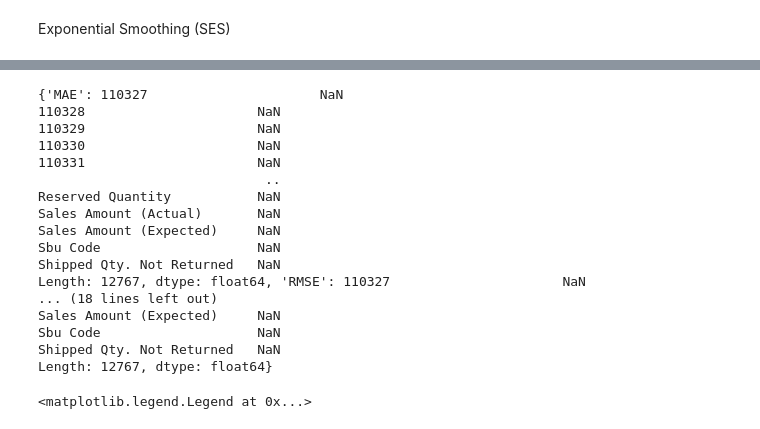
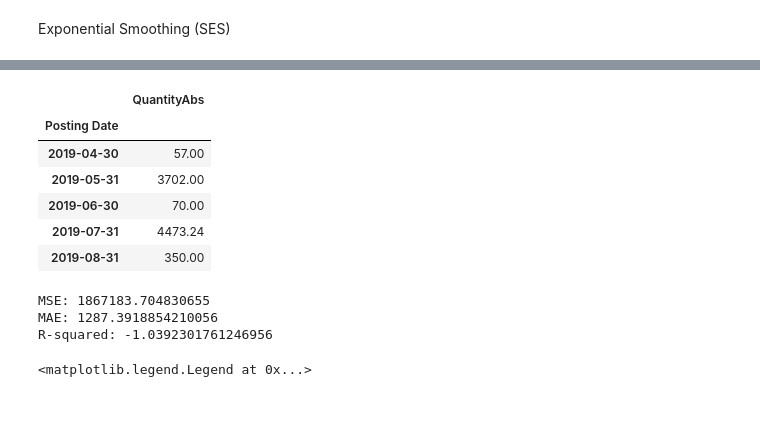
Before and after one commit to it21053528/Fiverr-Freelancing, a Jupyter notebook: anusha73k/forecast.ipynb, the cells around one changed output, grey strips where cells are left out. Cells and saved outputs as stored; diff of their text form; code cells hidden in the pictures.

```diff
--- a/anusha73k/forecast.ipynb
+++ b/anusha73k/forecast.ipynb
@@ -351,27 +359,28 @@ def calculate_accuracy(y_true, y_pred):
+# %%
+monthly_data = pd.DataFrame(monthly_data)
+monthly_data.head()
+# %% [output]
+|  | QuantityAbs |
+| Posting Date |  |
+| 2019-04-30 | 57.00 |
+| 2019-05-31 | 3702.00 |
+| 2019-06-30 | 70.00 |
+| 2019-07-31 | 4473.24 |
+| 2019-08-31 | 350.00 |
 # %%
+import pickle
 # ARIMA model
-model = ARIMA(train['QuantityAbs'], order=(1, 1, 1)).fit()
-y_pred_arima = model.forecast(len(test))
-accuracy_arima = calculate_accuracy(test, y_pred_arima)
-print(accuracy_arima)
+model = ARIMA(monthly_data, order=(1, 1, 1)).fit()
+y_pred_arima = model.forecast(len(monthly_data))
+# Save model as a file
+with open('arima_model.pkl', 'wb') as f:
+    pickle.dump(model, f)
-# %% [output]
-{'MAE': 110327                      NaN
-110328                      NaN
-110329                      NaN
-110330                      NaN
-110331                      NaN
-                             ..
-Reserved Quantity           NaN
-Sales Amount (Actual)       NaN
-Sales Amount (Expected)     NaN
-Sbu Code                    NaN
-Shipped Qty. Not Returned   NaN
-Length: 12767, dtype: float64, 'RMSE': 110327                      NaN
-... (18 lines left out)
-Sales Amount (Expected)     NaN
-Sbu Code                    NaN
-Shipped Qty. Not Returned   NaN
-Length: 12767, dtype: float64}
+# %%
+accuracy_arima = calculate_accuracy(monthly_data, y_pred_arima)
+# %% [output]
+MSE: 1867183.704830655
+MAE: 1287.3918854210056
+R-squared: -1.0392301761246956
 # %%
 # print('ARIMA:', accuracy_arima)
 plt.figure(figsize=(10, 5))
```
Also changed, not shown: parts of 15 cells of this notebook, 4 other files.
